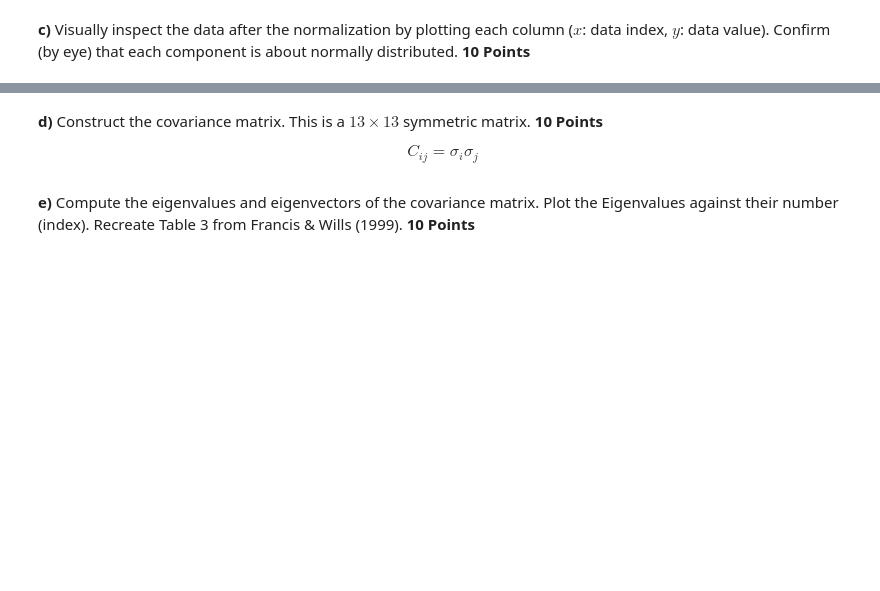
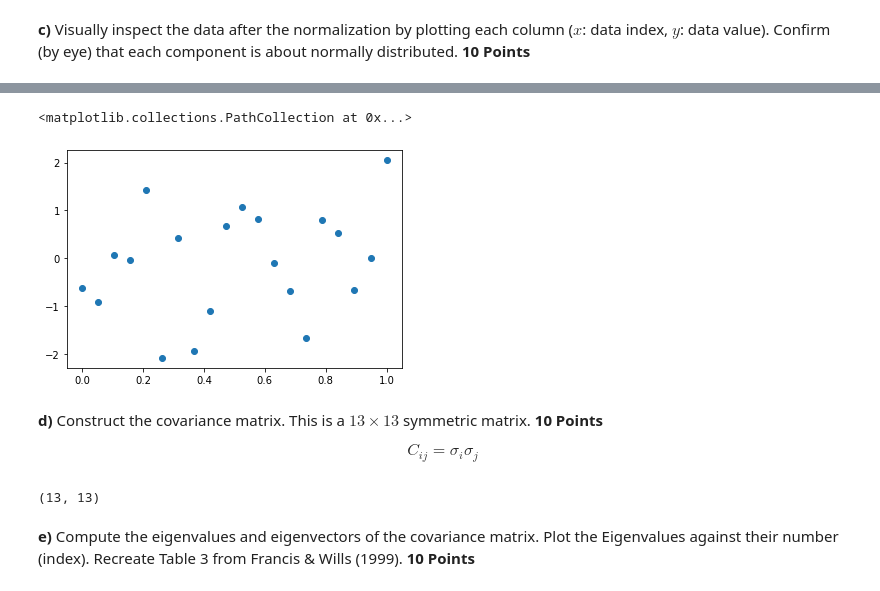
Before and after one commit to tomcarron/data_analysis_in_astro, a Jupyter notebook: exercise8/tomcarron_ex8.ipynb, the cells around one changed output, grey strips where cells are left out. Drawn from its saved outputs; the diff is of its cells as text; code cells hidden in the pictures; blank space fills up the shorter version.

```diff
--- a/exercise8/tomcarron_ex8.ipynb
+++ b/exercise8/tomcarron_ex8.ipynb
@@ -207,6 +235,21 @@ print(df)
+# %%
+#Random normal distribution for comparison
+dist=np.random.normal(loc=0.0, scale=1.0, size=20)
+plt.scatter(np.linspace(0,1,20),dist)
+# %% [output]
+<matplotlib.collections.PathCollection at 0x...>
+[figure, added]
 # %% [markdown]
 **d)** Construct the covariance matrix. This is a $13\times13$ symmetric matrix. **10 Points**
 
 $$ C_{ij} = \sigma_i \sigma_j $$
+# %%
+df_norm2=df_norm.drop('PG Name',axis=1) #data frame (standardized) without name column
+df_cov=df_norm2.cov()
+df_cov.to_latex("tables/cov.tex",index=False)
+cov=df_cov.to_numpy(dtype='float64')
+print(np.shape(cov))
+# %% [output]
+(13, 13)
 # %% [markdown]
 **e)** Compute the eigenvalues and eigenvectors of the covariance matrix. Plot the Eigenvalues against their number (index). Recreate Table 3 from Francis & Wills (1999). **10 Points**
```
Also changed, not shown: parts of 9 cells of this notebook.
